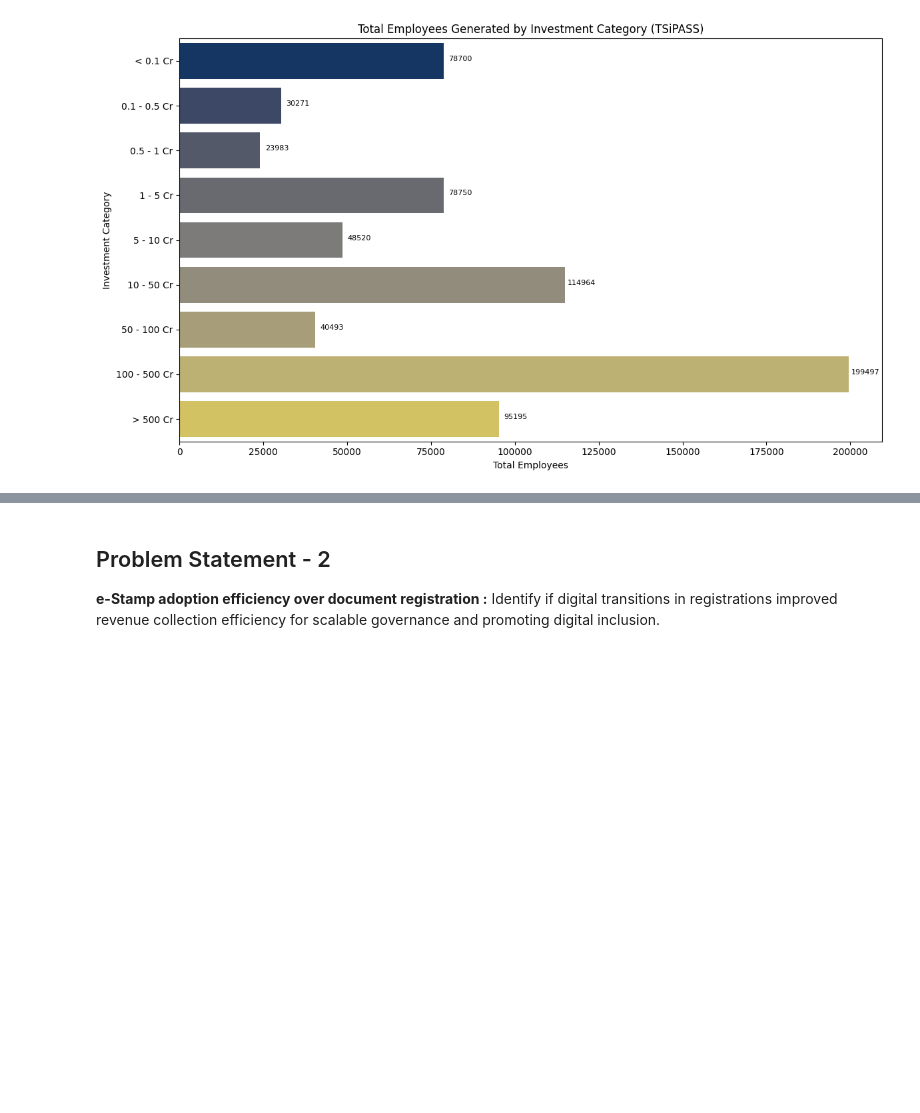
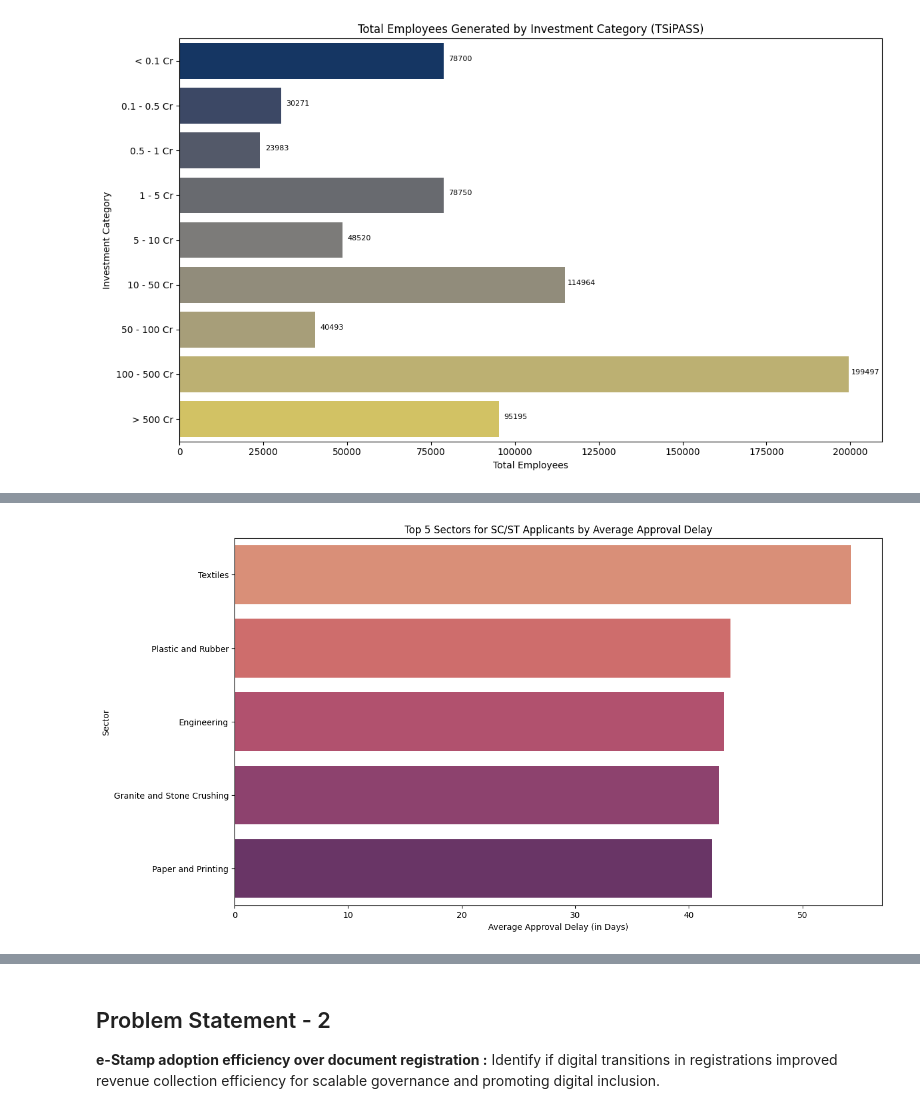
Before and after one commit to jishnukoliyadan/Telangana-Inclusive-Growth-Analysis, a Jupyter notebook: 05_Insight_Report.ipynb, the cells around one changed output, grey strips where cells are left out. Saved outputs shown, nothing was run; the diff lists cells and outputs as text; code cells hidden in the pictures; blank space fills up the shorter version.

```diff
--- a/05_Insight_Report.ipynb
+++ b/05_Insight_Report.ipynb
@@ -324,0 +454,23 @@ plt.show()
+# %%
+# Aggregate Approval_Delay by Sector
+
+scst_projects = ipass_DF_OG.query('Social_Status == "SC_ST"').copy(deep = True)
+
+scst_delay_by_sector = scst_projects.groupby('Sector', observed = False).\
+                                    agg(mean = ('Approval_Delay', 'mean'),
+                                    count=('Approval_Delay', 'count')).\
+                                    reset_index().sort_values('mean',
+                                    ascending = False).reset_index(drop = True)
+# %%
+# Plotting top Sectors with Longest Average Approval Delays
+
+plt.figure(figsize = (14, 8))
+sns.barplot(scst_delay_by_sector.head(5), x = 'mean', y = 'Sector',
+                hue = 'Sector',  palette = 'flare')
+
+plt.title('Top 5 Sectors for SC/ST Applicants by Average Approval Delay')
+plt.xlabel('Average Approval Delay (in Days)')
+plt.ylabel('Sector')
+plt.show()
+# %% [output]
+[figure, added]
```
Also changed, not shown: parts of 48 cells of this notebook.
